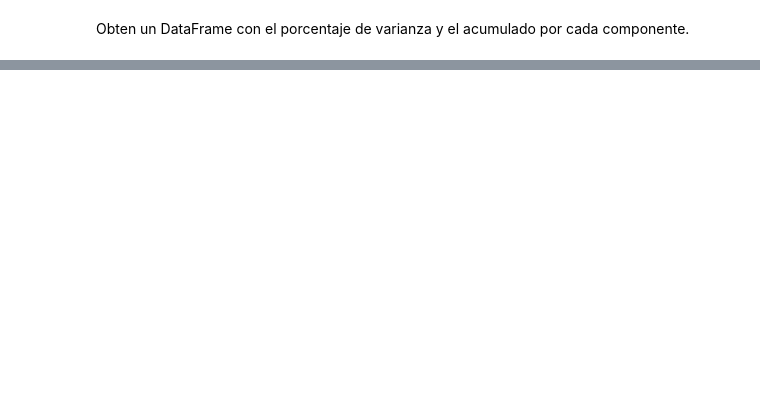
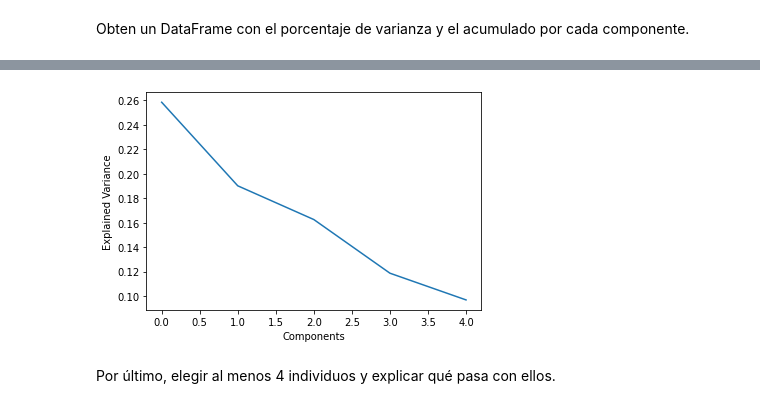
Before and after one commit to javierarteagapuell/deeplearning, a Jupyter notebook: Ejercicio3.ipynb, the cells around one changed output, grey strips where cells are left out. Drawn from its saved outputs; the diff is of its cells as text; code cells hidden in the pictures; blank space fills up the shorter version.

```diff
--- a/Ejercicio3.ipynb
+++ b/Ejercicio3.ipynb
@@ -186,0 +204,9 @@ for i in range(len(Porcentaje_De_Varianza)):
+# %%
+import pandas as pd
+import numpy as np
+from sklearn.decomposition import PCA
+
+df = pd.DataFrame(data=np.random.normal(0, 1, (20, 10)))
+
+pca = PCA(n_components=5)
+pca.fit(df)
@@ -186,0 +240,12 @@ for i in range(len(Porcentaje_De_Varianza)):
+# %%
+import matplotlib.pyplot as plot
+
+plot.plot(pca.explained_variance_ratio_)
+plot.ylabel('Explained Variance')
+plot.xlabel('Components')
+plot.show()
+# %% [output]
+[figure, added]
+# %% [markdown]
+Por último, elegir al menos 4 individuos
+y explicar qué pasa con ellos.
```
Also changed, not shown: parts of 8 cells of this notebook.
